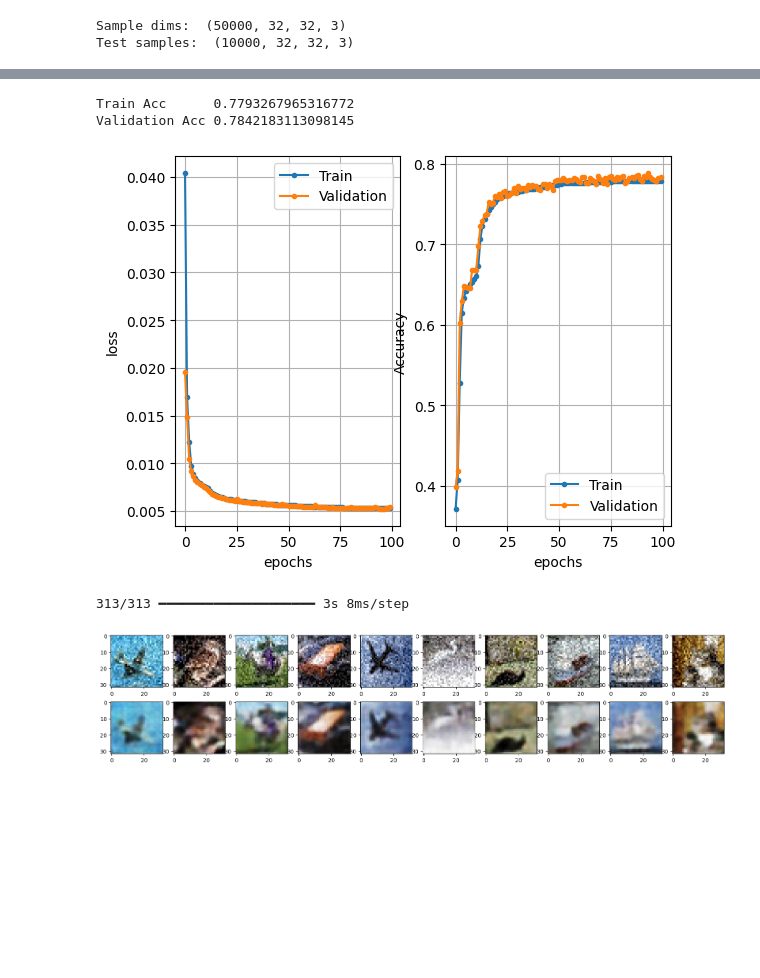
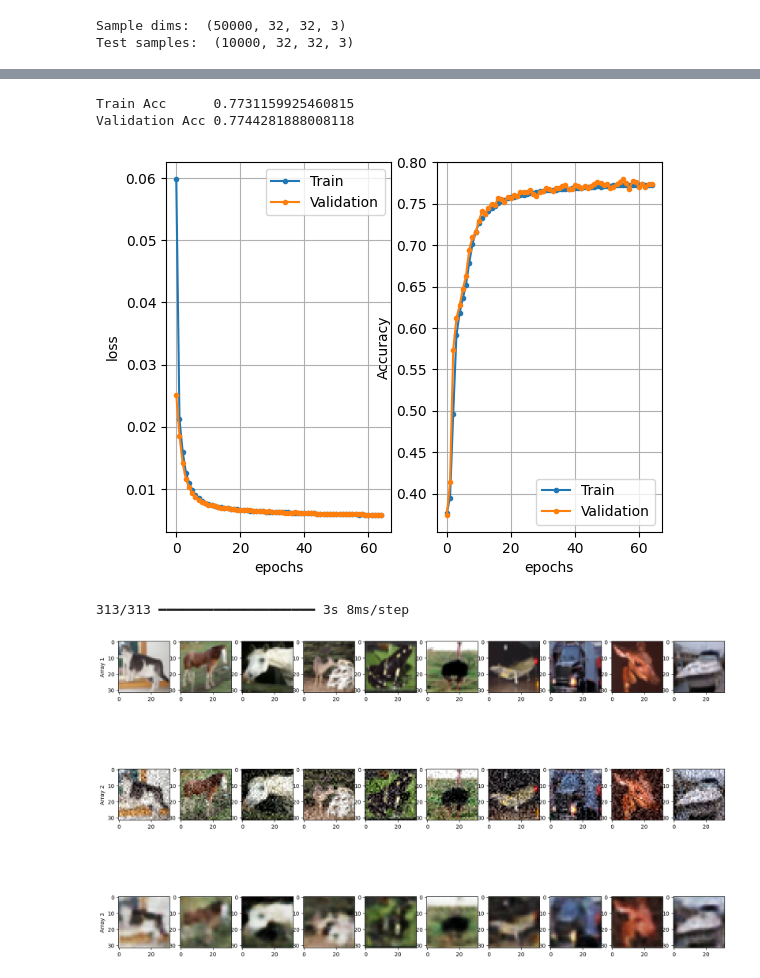
Before and after one commit to DmAlexx/Denoising, a Jupyter notebook: denoising.ipynb, the cells around one changed output, grey strips where cells are left out. Saved outputs shown, nothing was run; the diff lists cells and outputs as text; code cells hidden in the pictures; blank space fills up the shorter version.

```diff
--- a/denoising.ipynb
+++ b/denoising.ipynb
@@ -17,21 +18,19 @@ def add_gaussian_noise(images):
     augmented_images = seq.augment_images(images)
     return augmented_images
 
-#Displays ten random images from each array.
-def display(array1, array2):
+def display(*arrays):
+    n = 10
+    num_arrays = len(arrays)
+    indices = np.random.randint(len(arrays[0]), size=n)
 
-    n = 10
-    indices = np.random.randint(len(array1), size=n)
-    images1 = array1[indices, :]
-    images2 = array2[indices, :]
-
-    plt.figure(figsize=(20, 4))
-    for i, (image1, image2) in enumerate(zip(images1, images2)):
-        ax = plt.subplot(2, n, i + 1)
-        plt.imshow(image1)
-
-        ax = plt.subplot(2, n, i + 1 + n)
-        plt.imshow(image2)
+    plt.figure(figsize=(20, 4 * num_arrays))
+    for j, array in enumerate(arrays):
+        sample = array[indices]
+        for i, image in enumerate(sample):
+            ax = plt.subplot(num_arrays, n, j * n + i + 1)
+            plt.imshow(image)
+            if i == 0:
+                ax.set_ylabel(f'Array {j+1}')
 
     plt.show()
 # %%
@@ -54,7 +53,7 @@ augmentations = (
 )
 
 #define amount of augmented images
-num_augmented_samples = int(0.6 * len(train_images))
+num_augmented_samples = int(0.3 * len(train_images))
 
 #Augmentation
 for i in range(num_augmented_samples):
@@ -114,7 +113,7 @@ x = layers.MaxPooling2D((2, 2), padding="same")(x)
 
 # Decoder
 x = layers.Conv2DTranspose(16, (3, 3), strides=2, activation="relu", padding="same")(x)
-x = layers.Conv2DTranspose(8, (3, 3), strides=2, activation="relu", padding="same")(x)
+x = layers.Conv2DTranspose(12, (3, 3), strides=2, activation="relu", padding="same")(x)
 x = layers.Conv2D(3, (3, 3), activation="sigmoid", padding="same")(x)
 
 # Autoencoder
@@ -145,7 +144,7 @@ Model: "functional_23"
  Non-trainable params: 0 (0.00 B)
 # %%
-epochs = 100
-batch_size = 256
+epochs = 65
+batch_size = 512
 steps_per_epoch = len(noisy_train_data) // batch_size
 history = autoencoder.fit(noisy_train_data, train_images,  batch_size=batch_size, epochs=epochs, validation_split=0.2)
 # %% [output]
@@ -184,12 +183,12 @@ def plot_history(history):
 
 plot_history(history)
 # %% [output]
-Train Acc      0.7793267965316772
-Validation Acc 0.7842183113098145
+Train Acc      0.7731159925460815
+Validation Acc 0.7744281888008118
-[figure, old version]
+[figure, new version]
 # %%
 predictions = autoencoder.predict(noisy_test_data)
-display(noisy_test_data, predictions)
+display(test_images, noisy_test_data, predictions)
 # %% [output]
 313/313 ━━━━━━━━━━━━━━━━━━━━ 3s 8ms/step
-[figure, old version]
+[figure, new version]
```
Also changed, not shown: parts of 5 cells of this notebook.
